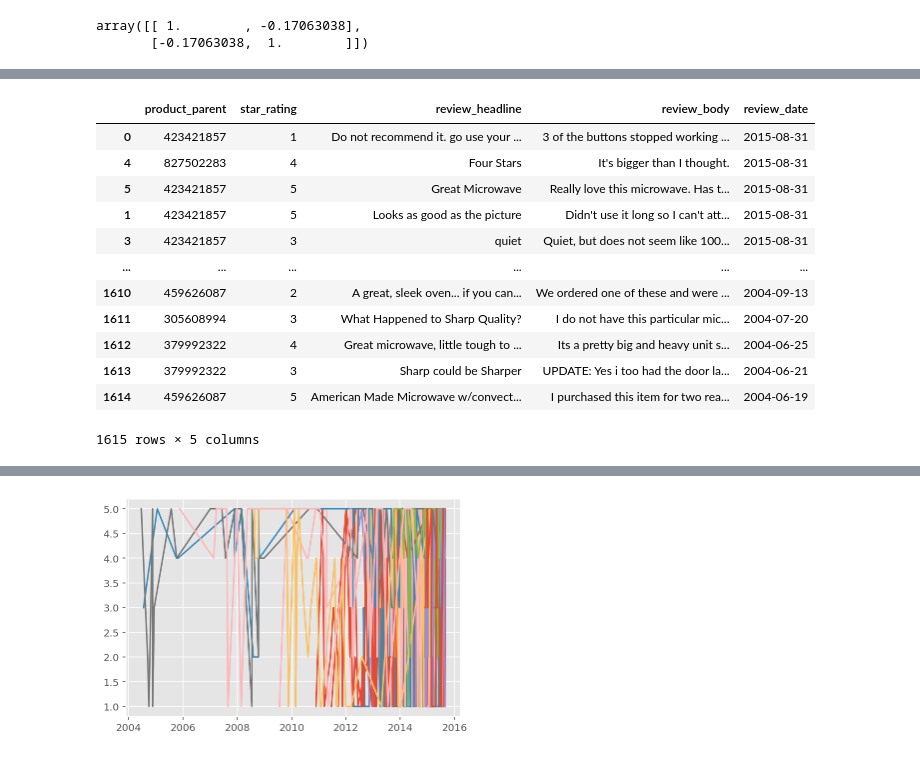
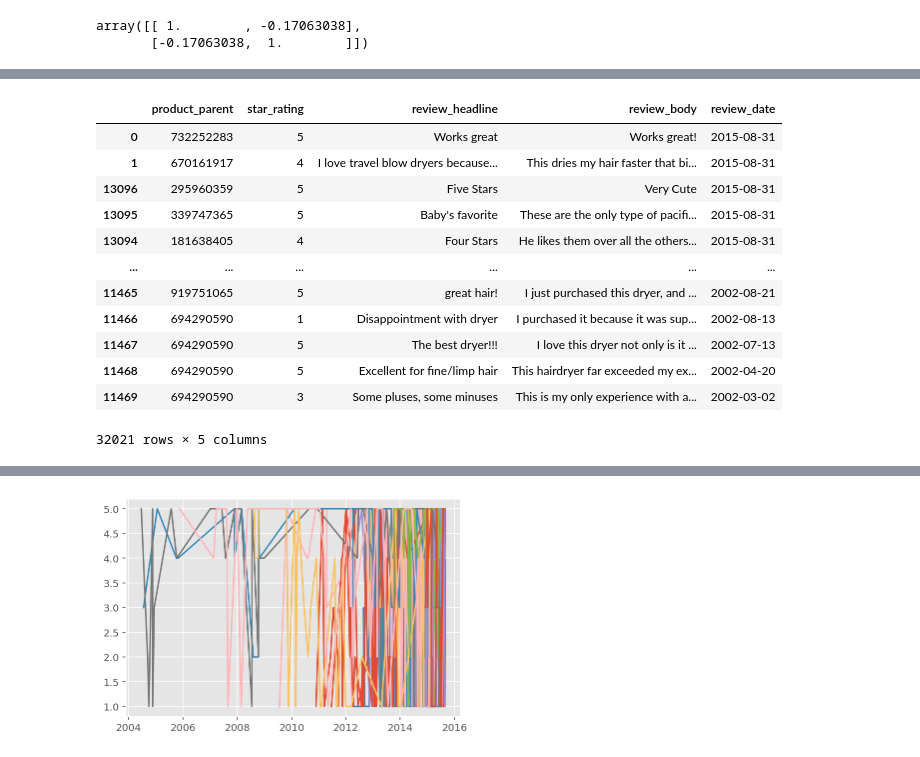
Before and after one commit to danielzhangau/Mathematical-Contest-in-Modeling, a Jupyter notebook: MCM-2020-Problem-C/try.ipynb, the cells around one changed output, grey strips where cells are left out. Cells and saved outputs as stored; diff of their text form; code cells hidden in the pictures.

```diff
--- a/MCM-2020-Problem-C/try.ipynb
+++ b/MCM-2020-Problem-C/try.ipynb
@@ -445,21 +473,21 @@ df_wv.product_parent.value_counts()
 665261008      1
 Name: product_parent, dtype: int64
 # %%
-parent_df = df_wv[['product_parent' ,'star_rating', 'review_headline', 'review_body', 'review_date']]
+parent_df = df[['product_parent' ,'star_rating', 'review_headline', 'review_body', 'review_date']]
 parent_df['review_date'] =pd.to_datetime(parent_df.review_date)
 parent_df.sort_values(by=['review_date'], ascending=False, inplace=True)
 parent_df
 # %% [output]
 |  | product_parent | star_rating | review_headline | review_body | review_date |
-| 0 | 423421857 | 1 | Do not recommend it. go use your ... | 3 of the buttons stopped working ... | 2015-08-31 |
-| 4 | 827502283 | 4 | Four Stars | It's bigger than I thought. | 2015-08-31 |
-| 5 | 423421857 | 5 | Great Microwave | Really love this microwave. Has t... | 2015-08-31 |
-| 1 | 423421857 | 5 | Looks as good as the picture | Didn't use it long so I can't att... | 2015-08-31 |
-| 3 | 423421857 | 3 | quiet | Quiet, but does not seem like 100... | 2015-08-31 |
+| 0 | 732252283 | 5 | Works great | Works great! | 2015-08-31 |
+| 1 | 670161917 | 4 | I love travel blow dryers because... | This dries my hair faster that bi... | 2015-08-31 |
+| 13096 | 295960359 | 5 | Five Stars | Very Cute | 2015-08-31 |
+| 13095 | 339747365 | 5 | Baby's favorite | These are the only type of pacifi... | 2015-08-31 |
+| 13094 | 181638405 | 4 | Four Stars | He likes them over all the others... | 2015-08-31 |
 | ... | ... | ... | ... | ... | ... |
-| 1610 | 459626087 | 2 | A great, sleek oven... if you can... | We ordered one of these and were ... | 2004-09-13 |
-| 1611 | 305608994 | 3 | What Happened to Sharp Quality? | I do not have this particular mic... | 2004-07-20 |
-| 1612 | 379992322 | 4 | Great microwave, little tough to ... | Its a pretty big and heavy unit s... | 2004-06-25 |
-| 1613 | 379992322 | 3 | Sharp could be Sharper | UPDATE: Yes i too had the door la... | 2004-06-21 |
-| 1614 | 459626087 | 5 | American Made Microwave w/convect... | I purchased this item for two rea... | 2004-06-19 |
+| 11465 | 919751065 | 5 | great hair! | I just purchased this dryer, and ... | 2002-08-21 |
+| 11466 | 694290590 | 1 | Disappointment with dryer | I purchased it because it was sup... | 2002-08-13 |
+| 11467 | 694290590 | 5 | The best dryer!!! | I love this dryer not only is it ... | 2002-07-13 |
+| 11468 | 694290590 | 5 | Excellent for fine/limp hair | This hairdryer far exceeded my ex... | 2002-04-20 |
+| 11469 | 694290590 | 3 | Some pluses, some minuses | This is my only experience with a... | 2002-03-02 |
-1615 rows × 5 columns
+32021 rows × 5 columns
```
Also changed, not shown: parts of 6 cells of this notebook, 3 other files.
